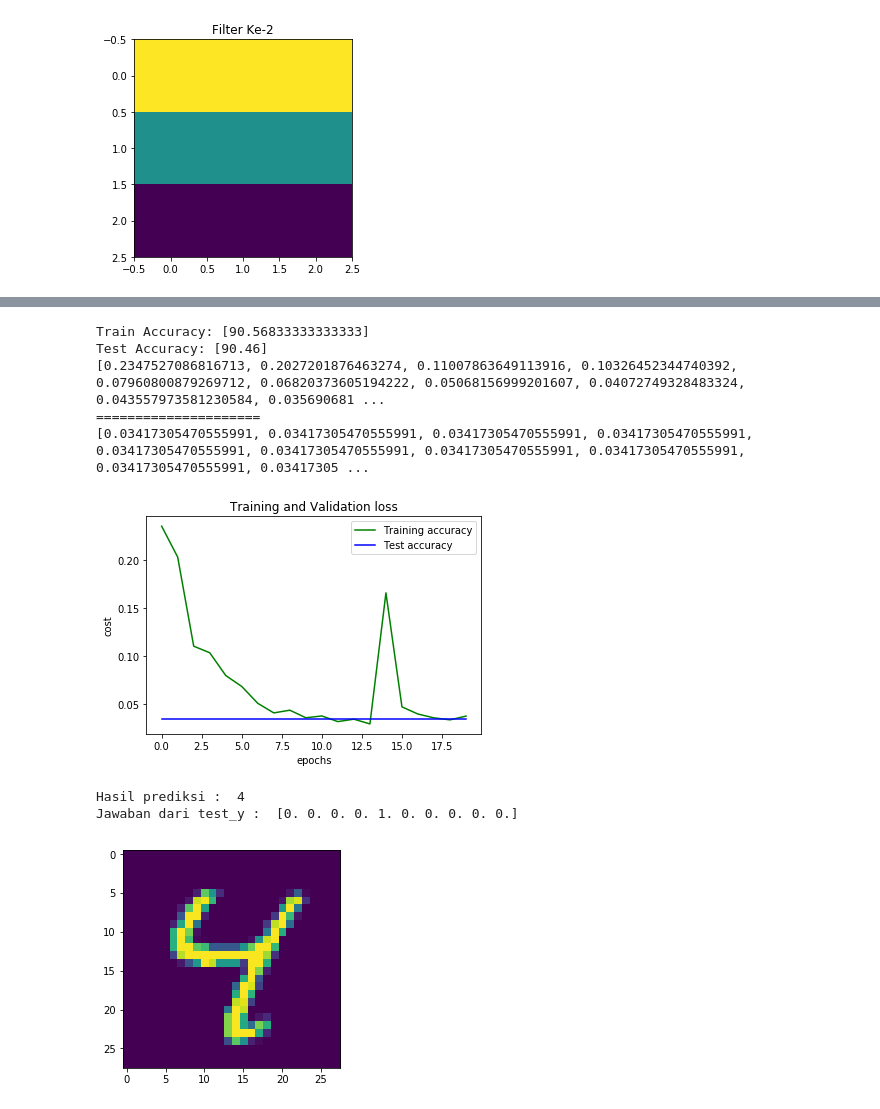
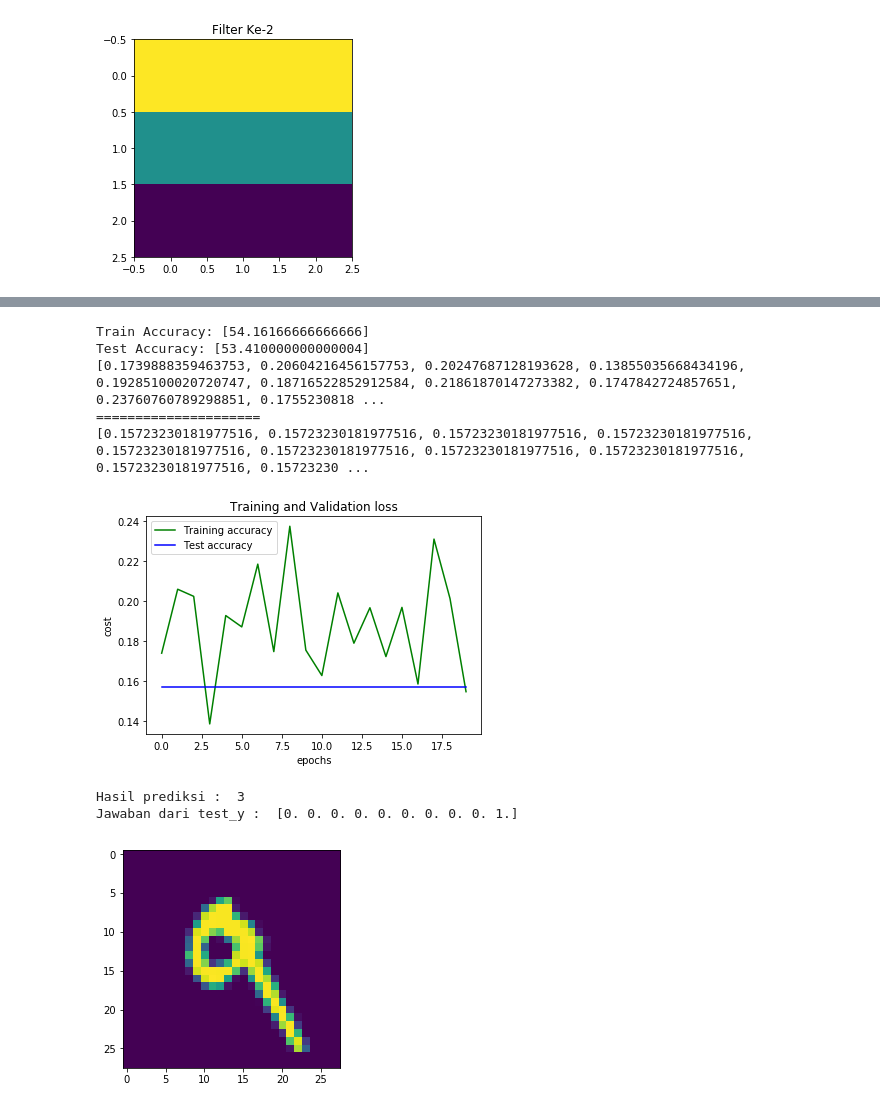
Before and after one commit to khisby/TA-Pengolahan-Citra-Digital, a Jupyter notebook: CNN.ipynb, the cells around one changed output, grey strips where cells are left out. Drawn from its saved outputs; the diff is of its cells as text; code cells hidden in the pictures.

Commit message:
Penambahan konvolusi sebelum MLP

```diff
--- a/CNN.ipynb
+++ b/CNN.ipynb
@@ -79,14 +79,3 @@ plt.show()
 # %% [output]
 [figure]
 [figure]
-# %%
-#Add Padding 1x1 Shape menjadi 30x30 dari asalnya 28x28
-gambar = train_x[0].reshape((28,28))
-gambarHasil = np.zeros((28+2*1, 28+2*1),dtype=gambar.dtype)
-gambarHasil[1:-1, 1:-1] = gambar
-
-
-print(gambarHasil.shape)
-print(gambarHasil)
-plt.imshow(gambarHasil)
-plt.show()
@@ -183,0 +148,16 @@ print(downSampling)
+# %%
+hasilKonvolusiTrain = []
+awal = 0
+akhir = len(train_x)
+for i in train_x:
+    hasilKonvolusiTrain.append(konvolusi(i))
+    awal +=1
+    printProgressBar(awal, akhir+1, prefix = 'Konvolusi Train:', suffix = '(' + str(awal) + '/' + str(akhir) + ')', length = 80)
+
+hasilKonvolusiTest = []
+awal = 0
+akhir = len(test_x)
+for i in test_x:
+    hasilKonvolusiTest.append(konvolusi(i))
+    awal +=1
+    printProgressBar(awal, akhir+1, prefix = 'Konvolusi Test:', suffix = '(' + str(awal) + '/' + str(akhir) + ')', length = 80)
@@ -249,0 +224,3 @@ def printProgressBar (iteration, total, prefix = '', suffix = '', decimals = 1,
+# %%
+hasilKonvolusiTrain = np.array(hasilKonvolusiTrain)
+hasilKonvolusiTest = np.array(hasilKonvolusiTest)
@@ -371,7 +368,7 @@ for i in range(iterasi):
 Progress: |█████████████████████████████████████████████████-| 99.0% Complete
 # %%
-trainingnya = akurasi(train_x, train_y)
-testingnya = akurasi(test_x, test_y)
+trainingnya = akurasi(hasilKonvolusiTrain, train_y)
+testingnya = akurasi(hasilKonvolusiTest, test_y)
 print("Train Accuracy:", trainingnya)
 print("Test Accuracy:", testingnya)
 
@@ -389,21 +386,21 @@ plt.ylabel("cost")
 plt.legend()
 plt.show()
 # %% [output]
-Train Accuracy: [90.56833333333333]
-Test Accuracy: [90.46]
-[0.2347527086816713, 0.2027201876463274, 0.11007863649113916, 0.10326452344740392, 0.07960800879269712, 0.06820373605194222, 0.05068156999201607, 0.04072749328483324, 0.043557973581230584, 0.035690681 ...
+Train Accuracy: [54.16166666666666]
+Test Accuracy: [53.410000000000004]
+[0.1739888359463753, 0.20604216456157753, 0.20247687128193628, 0.13855035668434196, 0.19285100020720747, 0.18716522852912584, 0.21861870147273382, 0.1747842724857651, 0.23760760789298851, 0.1755230818 ...
 =====================
-[0.03417305470555991, 0.03417305470555991, 0.03417305470555991, 0.03417305470555991, 0.03417305470555991, 0.03417305470555991, 0.03417305470555991, 0.03417305470555991, 0.03417305470555991, 0.03417305 ...
+[0.15723230181977516, 0.15723230181977516, 0.15723230181977516, 0.15723230181977516, 0.15723230181977516, 0.15723230181977516, 0.15723230181977516, 0.15723230181977516, 0.15723230181977516, 0.15723230 ...
-[figure, old version]
+[figure, new version]
 # %%
-index = 6
-hasil = prediksi(test_x)
+index = 7
+hasil = prediksi(hasilKonvolusiTest)
 
 print("Hasil prediksi : " , hasil[index])
 print("Jawaban dari test_y : " , test_y[index])
 plt.imshow(test_x[index].reshape((28,28)))
 plt.show()
 # %% [output]
-Hasil prediksi :  4
-Jawaban dari test_y :  [0. 0. 0. 0. 1. 0. 0. 0. 0. 0.]
+Hasil prediksi :  3
+Jawaban dari test_y :  [0. 0. 0. 0. 0. 0. 0. 0. 0. 1.]
-[figure, old version]
+[figure, new version]
```
Also changed, not shown: parts of 12 cells of this notebook.
